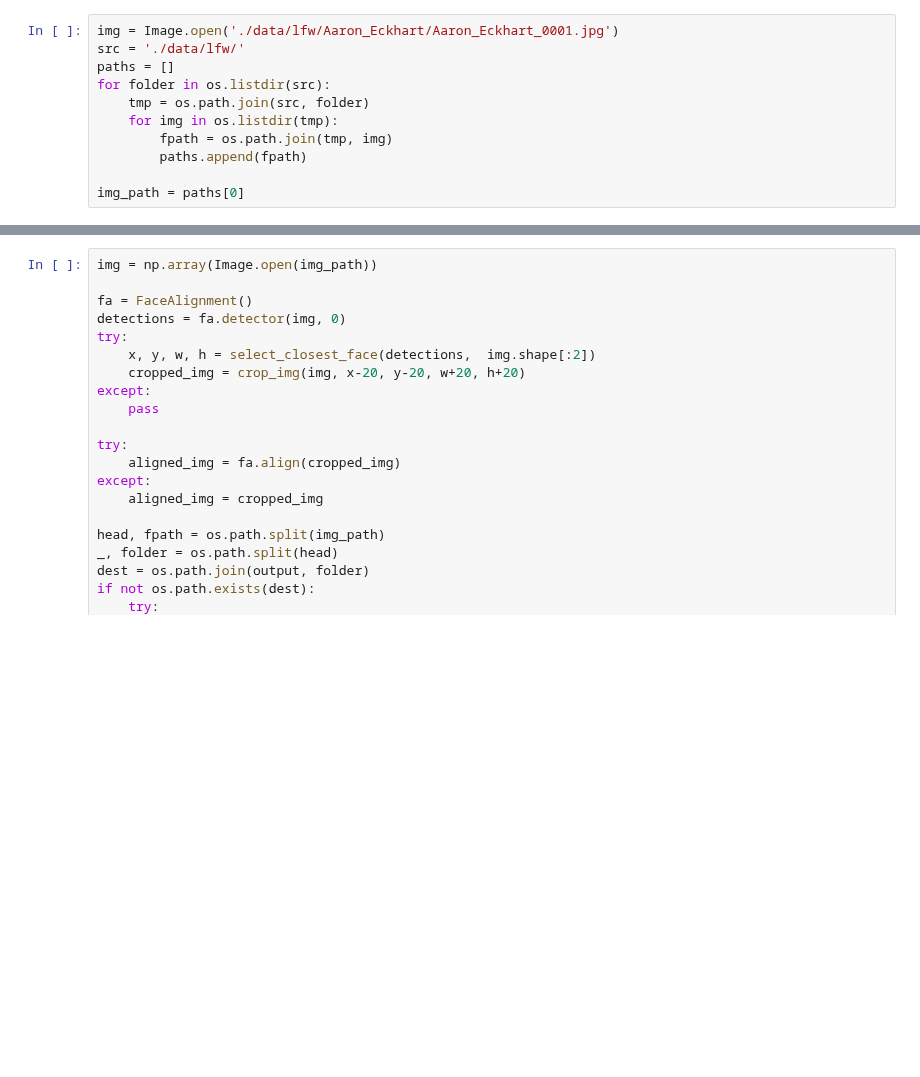
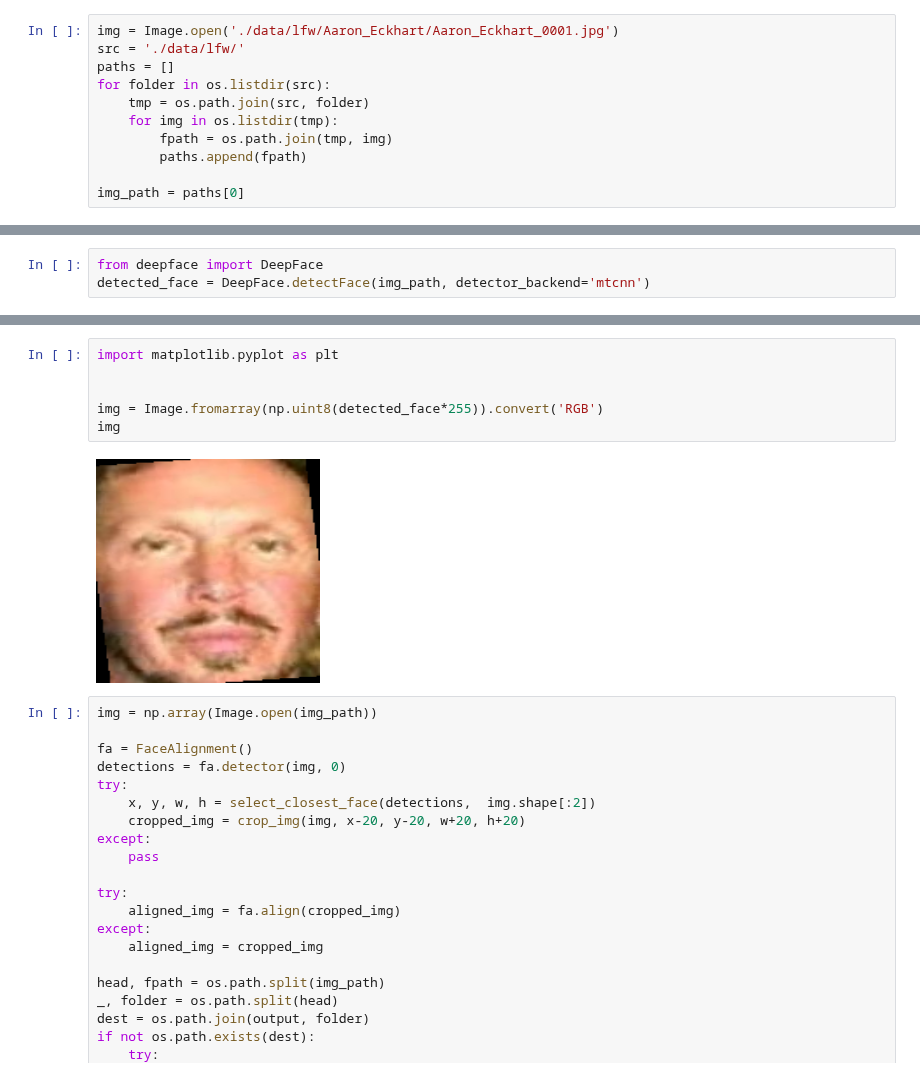
Before and after one commit to Neihtq/fasecure, a Jupyter notebook: self_cropping.ipynb, the cells around one changed output, grey strips where cells are left out. Drawn from its saved outputs; the diff is of its cells as text; blank space fills up the shorter version.

```diff
--- a/self_cropping.ipynb
+++ b/self_cropping.ipynb
@@ -63,0 +64,3 @@ Image.open(img_path)
+# %%
+from deepface import DeepFace
+detected_face = DeepFace.detectFace(img_path, detector_backend='mtcnn')
@@ -64,3 +70,11 @@ Image.open(img_path)
+# %%
+import matplotlib.pyplot as plt
+
+
+img = Image.fromarray(np.uint8(detected_face*255)).convert('RGB')
+img
+# %% [output]
+[figure, added]
 # %%
 img = np.array(Image.open(img_path))
 
```
Also changed, not shown: parts of 2 cells of this notebook, 7 other files.
